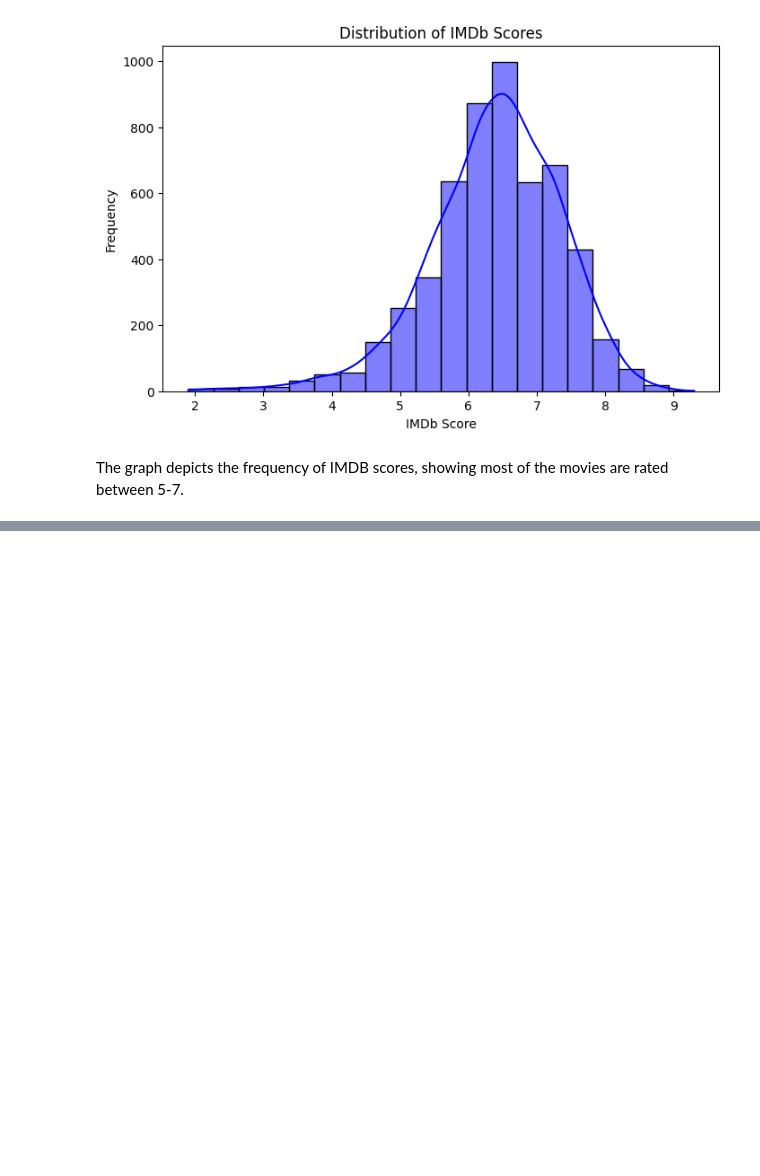
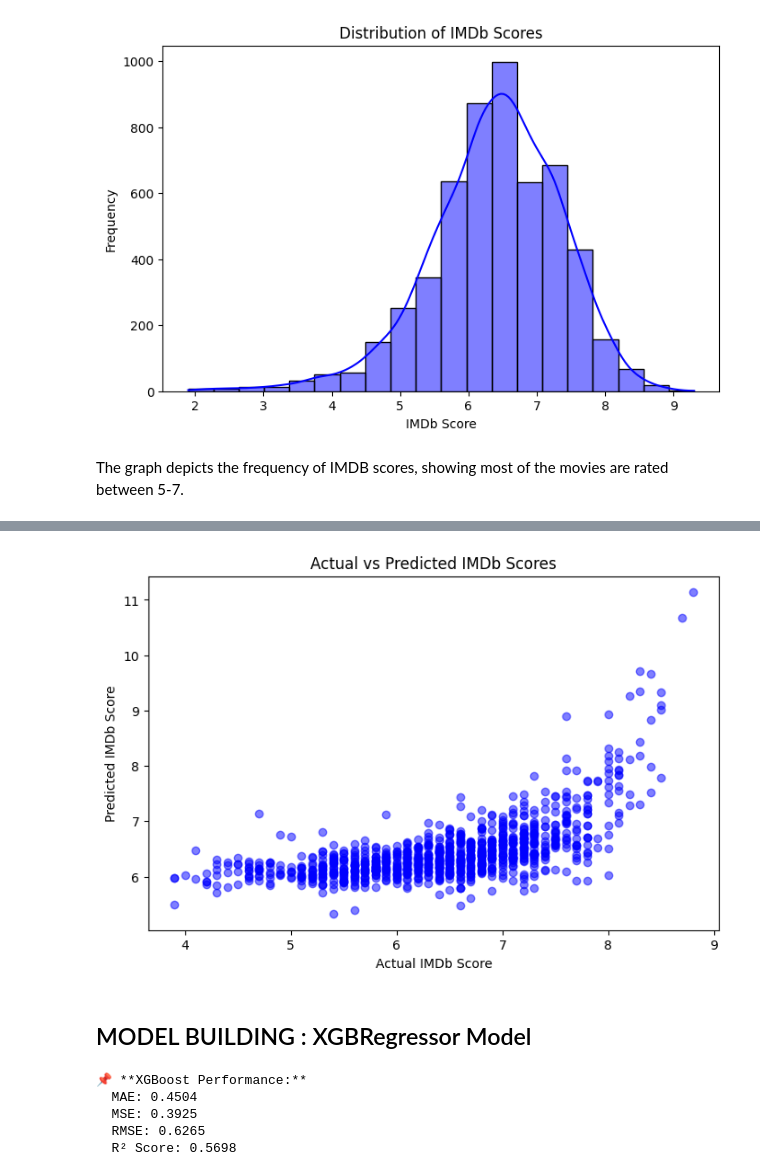
Before and after one commit to Rkunwar25/MovieRatingPredictionModel, a Jupyter notebook: movie_rating.ipynb, the cells around one changed output, grey strips where cells are left out. Cells and saved outputs as stored; diff of their text form; code cells hidden in the pictures; blank space fills up the shorter version.

```diff
--- a/movie_rating.ipynb
+++ b/movie_rating.ipynb
@@ -197,0 +237,6 @@ The graph depicts the frequency of IMDB scores, showing most of the movies are r
+# %%
+X_train, X_test, y_train, y_test = train_test_split(X, y, test_size=0.2, random_state=42)
+# %%
+scaler = StandardScaler()
+X_train[['votes', 'budget', 'gross', 'runtime']] = scaler.fit_transform(X_train[['votes', 'budget', 'gross', 'runtime']])
+X_test[['votes', 'budget', 'gross', 'runtime']] = scaler.transform(X_test[['votes', 'budget', 'gross', 'runtime']])
@@ -197,0 +248,2 @@ The graph depicts the frequency of IMDB scores, showing most of the movies are r
+# %%
+y_pred = model.predict(X_test)
@@ -197,0 +265,67 @@ The graph depicts the frequency of IMDB scores, showing most of the movies are r
+# %%
+plt.figure(figsize=(8, 5))
+plt.scatter(y_test, y_pred, alpha=0.5, color='blue')
+plt.xlabel("Actual IMDb Score")
+plt.ylabel("Predicted IMDb Score")
+plt.title("Actual vs Predicted IMDb Scores")
+plt.show()
+# %% [output]
+[figure, added]
+# %% [markdown]
+## MODEL BUILDING : XGBRegressor Model
+# %%
+from xgboost import XGBRegressor
+from sklearn.pipeline import Pipeline
+from sklearn.compose import ColumnTransformer
+from sklearn.preprocessing import OneHotEncoder, FunctionTransformer
+from sklearn.model_selection import train_test_split
+from sklearn.metrics import mean_absolute_error, mean_squared_error, r2_score
+import numpy as np
+import pandas as pd
+
+d = pd.read_csv("movies.csv").dropna()
+d['decade'] = (d['year'] // 10) * 10
+
+num_features = ['votes', 'budget', 'gross', 'runtime']
+cat_features = ['rating', 'genre', 'director', 'writer', 'star', 'country', 'company', 'decade']
+target = 'score'
+
+X = d[num_features + cat_features]
+y = d[target]
+
+X_train, X_test, y_train, y_test = train_test_split(X, y, test_size=0.2, random_state=42)
+
+def log_transform(x):
+    return np.log1p(x)
+
+preprocessor = ColumnTransformer([
+    ('num', FunctionTransformer(log_transform), num_features),
+    ('cat', OneHotEncoder(handle_unknown='ignore'), cat_features)
+])
+
+xgb_model = XGBRegressor(n_estimators=200, learning_rate=0.1, max_depth=6, random_state=42)
+
+pipeline = Pipeline([
+    ('preprocessor', preprocessor),
+    ('regressor', xgb_model)
+])
+
+pipeline.fit(X_train, y_train)
+y_pred = pipeline.predict(X_test)
+
+mae = mean_absolute_error(y_test, y_pred)
+mse = mean_squared_error(y_test, y_pred)
+rmse = np.sqrt(mse)
+r2 = r2_score(y_test, y_pred)
+
+print(f"\n📌 **XGBoost Performance:**")
+print(f"  MAE: {mae:.4f}")
+print(f"  MSE: {mse:.4f}")
+print(f"  RMSE: {rmse:.4f}")
+print(f"  R² Score: {r2:.4f}")
+# %% [output]
+📌 **XGBoost Performance:**
+  MAE: 0.4504
+  MSE: 0.3925
+  RMSE: 0.6265
+  R² Score: 0.5698
```
Also changed, not shown: parts of 9 cells of this notebook.
